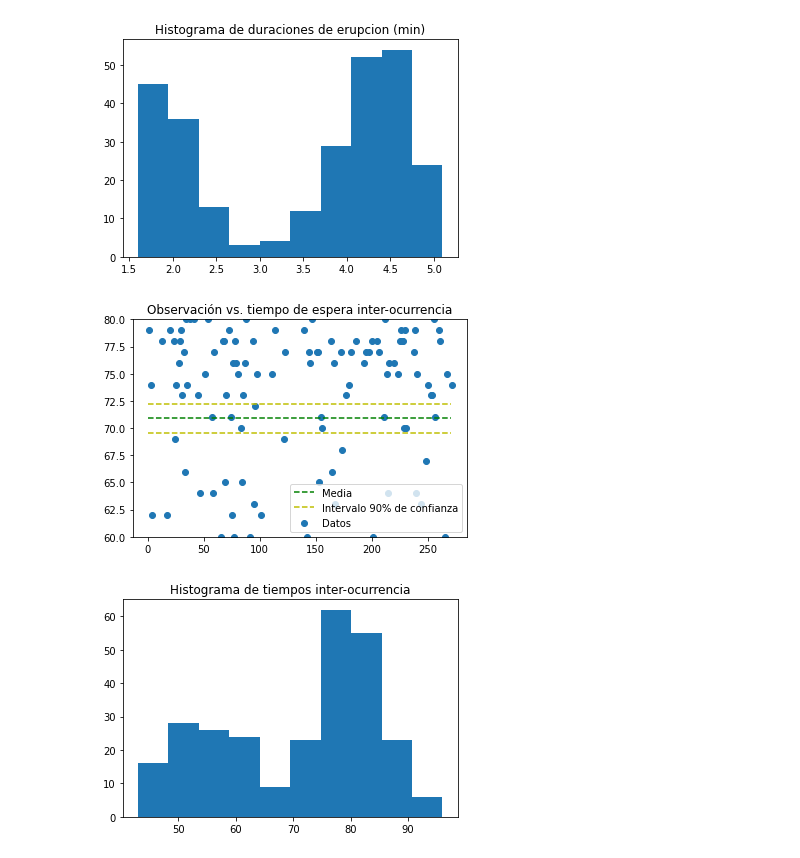
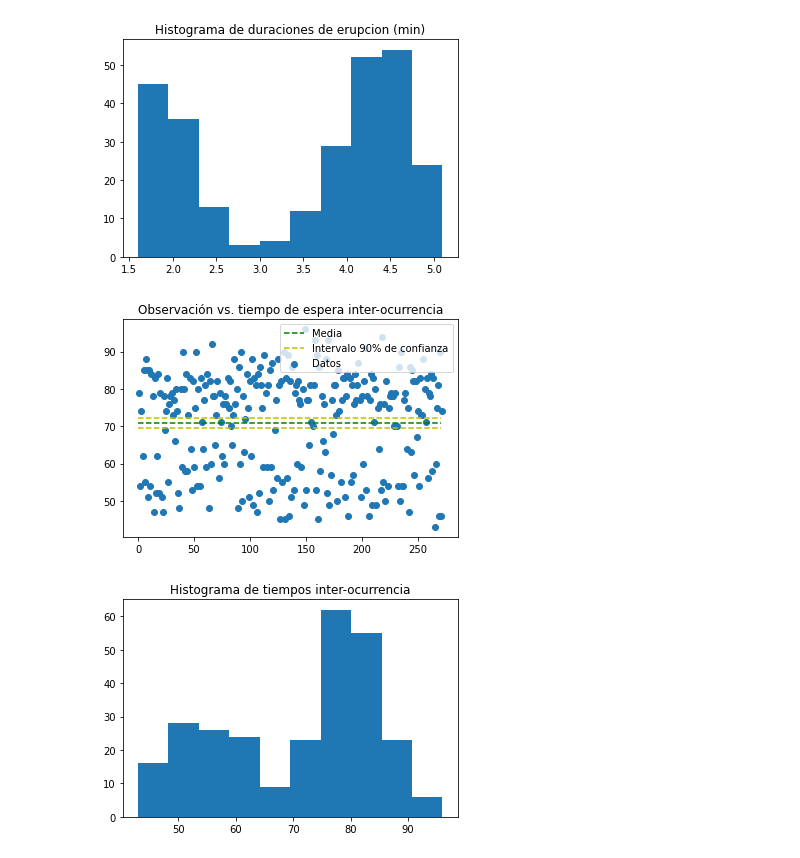
Before and after one commit to JairEsc/Mat_Apl_2, a Jupyter notebook: Inf_T3.ipynb, the cells around one changed output. Cells and saved outputs as stored; diff of their text form; code cells hidden in the pictures.

```diff
--- a/Inf_T3.ipynb
+++ b/Inf_T3.ipynb
@@ -43,19 +43,19 @@ plt.show()
 # %%
 Tiempos_espera=DATA["waiting"]
 media=np.mean(Tiempos_espera)
 sd=np.std(Tiempos_espera)
 from scipy.stats import norm
 z_alpha=norm.ppf(.95)
 plt.title("Observación vs. tiempo de espera inter-ocurrencia")
 plt.plot(np.arange(0,len(Tiempos_espera)),np.repeat(media,len(Tiempos_espera)),'g--',label='Media')
 plt.scatter(np.arange(1,len(Tiempos_espera)+1),Tiempos_espera,label='Datos')
 plt.plot(np.arange(0,len(Tiempos_espera)),np.repeat(media+z_alpha*sd/np.sqrt(len(Tiempos_espera)),len(Tiempos_espera)),'y--')
 plt.plot(np.arange(0,len(Tiempos_espera)),np.repeat(media-z_alpha*sd/np.sqrt(len(Tiempos_espera)),len(Tiempos_espera)),'y--',label='Intervalo 90% de confianza')
-plt.axis(ymin=60,ymax=80)
+#plt.axis(ymin=60,ymax=80)
 plt.legend()
 plt.show()
 # %% [output]
-[figure, old version]
+[figure, new version]
 # %%
 plt.hist(Tiempos_espera)
 plt.title("Histograma de tiempos inter-ocurrencia")
```
Also changed, not shown: parts of 1 cell of this notebook.
